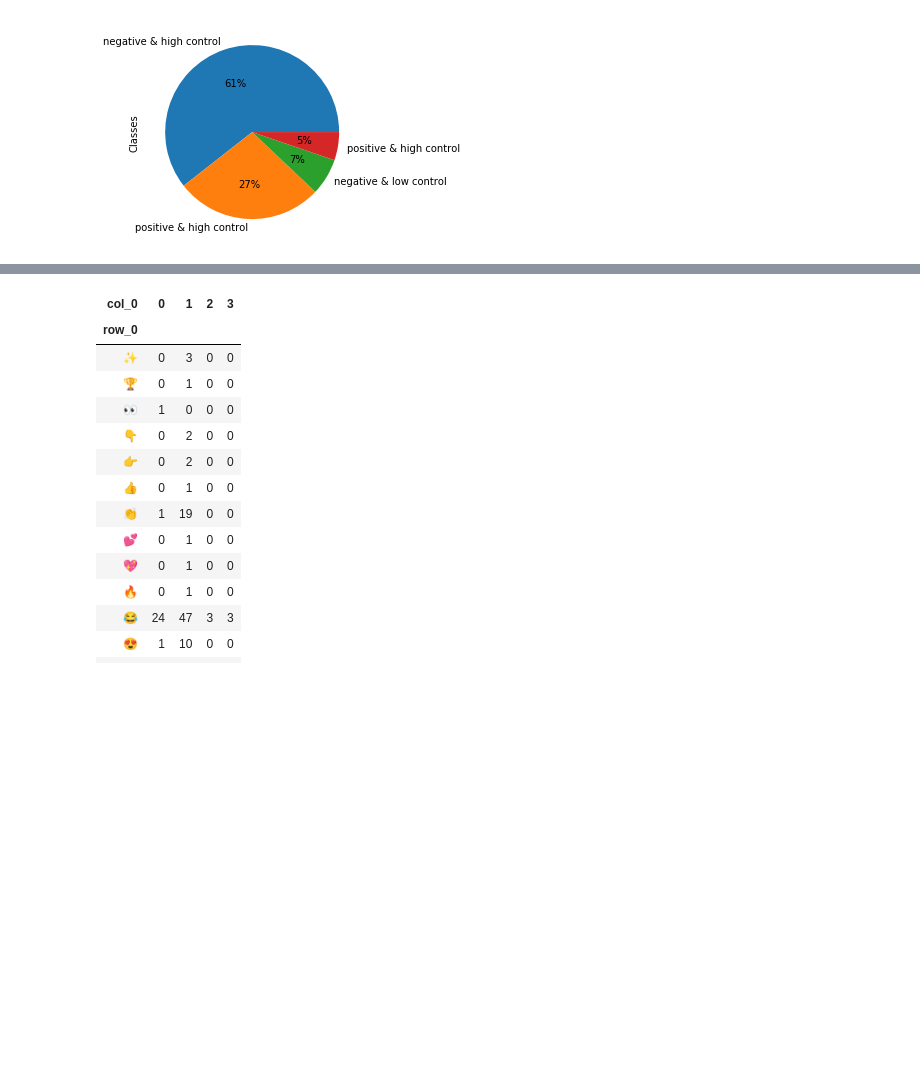
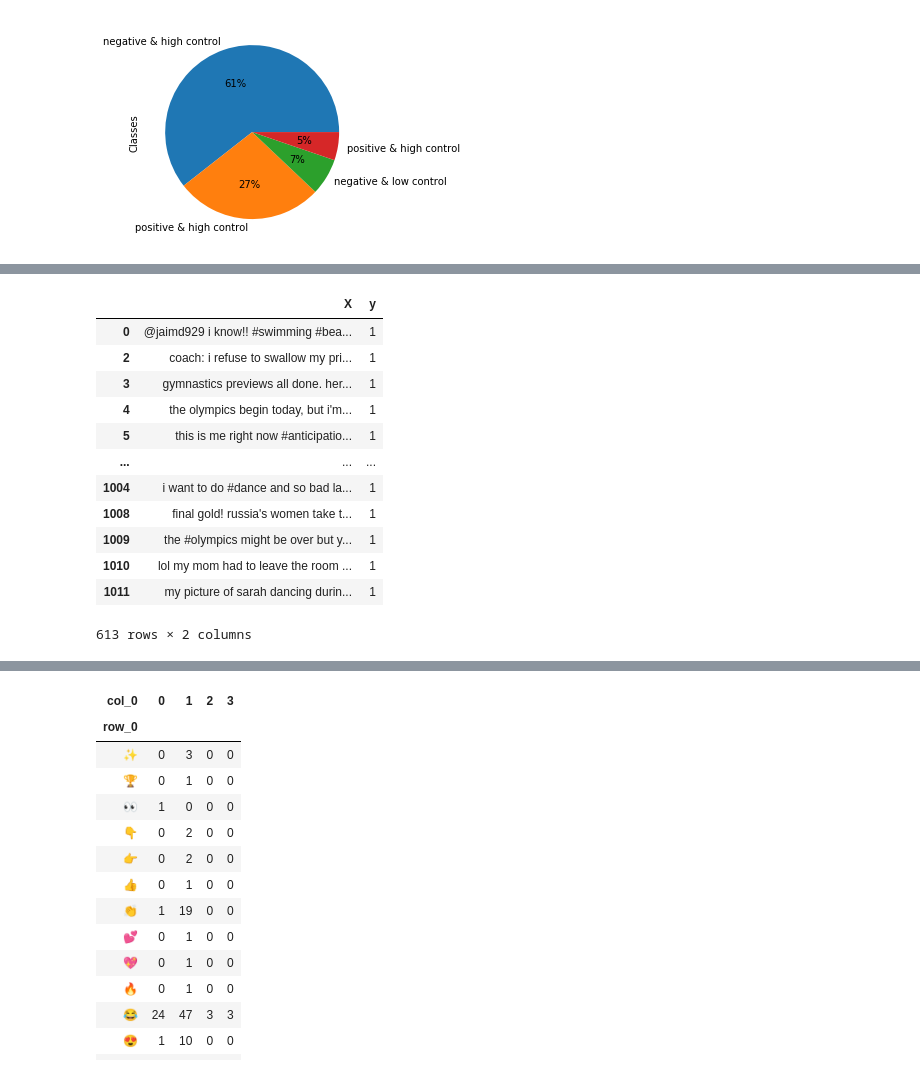
Before and after one commit to karabellyj/emoji-gpt2, a Jupyter notebook: notebooks/Olympic-experiments.ipynb, the cells around one changed output, grey strips where cells are left out. Cells and saved outputs as stored; diff of their text form; code cells hidden in the pictures; blank space fills up the shorter version.

```diff
--- a/notebooks/Olympic-experiments.ipynb
+++ b/notebooks/Olympic-experiments.ipynb
@@ -114,0 +116,16 @@ Name: X, Length: 277, dtype: object
+# %%
+df.loc[df.y == 1]
+# %% [output]
+|  | X | y |
+| 0 | @jaimd929 i know!! #swimming #bea... | 1 |
+| 2 | coach: i refuse to swallow my pri... | 1 |
+| 3 | gymnastics previews all done. her... | 1 |
+| 4 | the olympics begin today, but i'm... | 1 |
+| 5 | this is me right now #anticipatio... | 1 |
+| ... | ... | ... |
+| 1004 | i want to do #dance and so bad la... | 1 |
+| 1008 | final gold! russia's women take t... | 1 |
+| 1009 | the #olympics might be over but y... | 1 |
+| 1010 | lol my mom had to leave the room ... | 1 |
+| 1011 | my picture of sarah dancing durin... | 1 |
+613 rows × 2 columns
```
Also changed, not shown: parts of 4 cells of this notebook.
